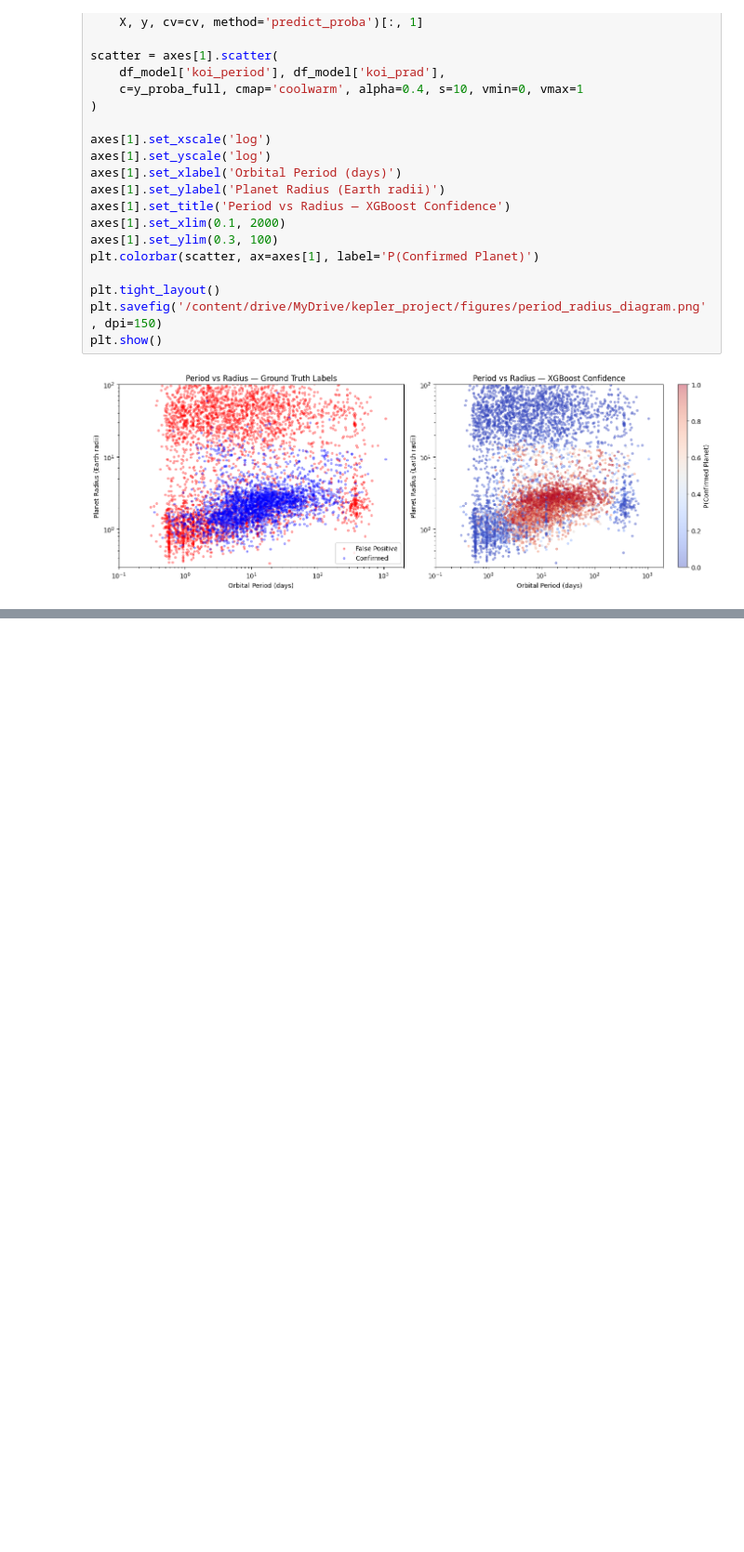
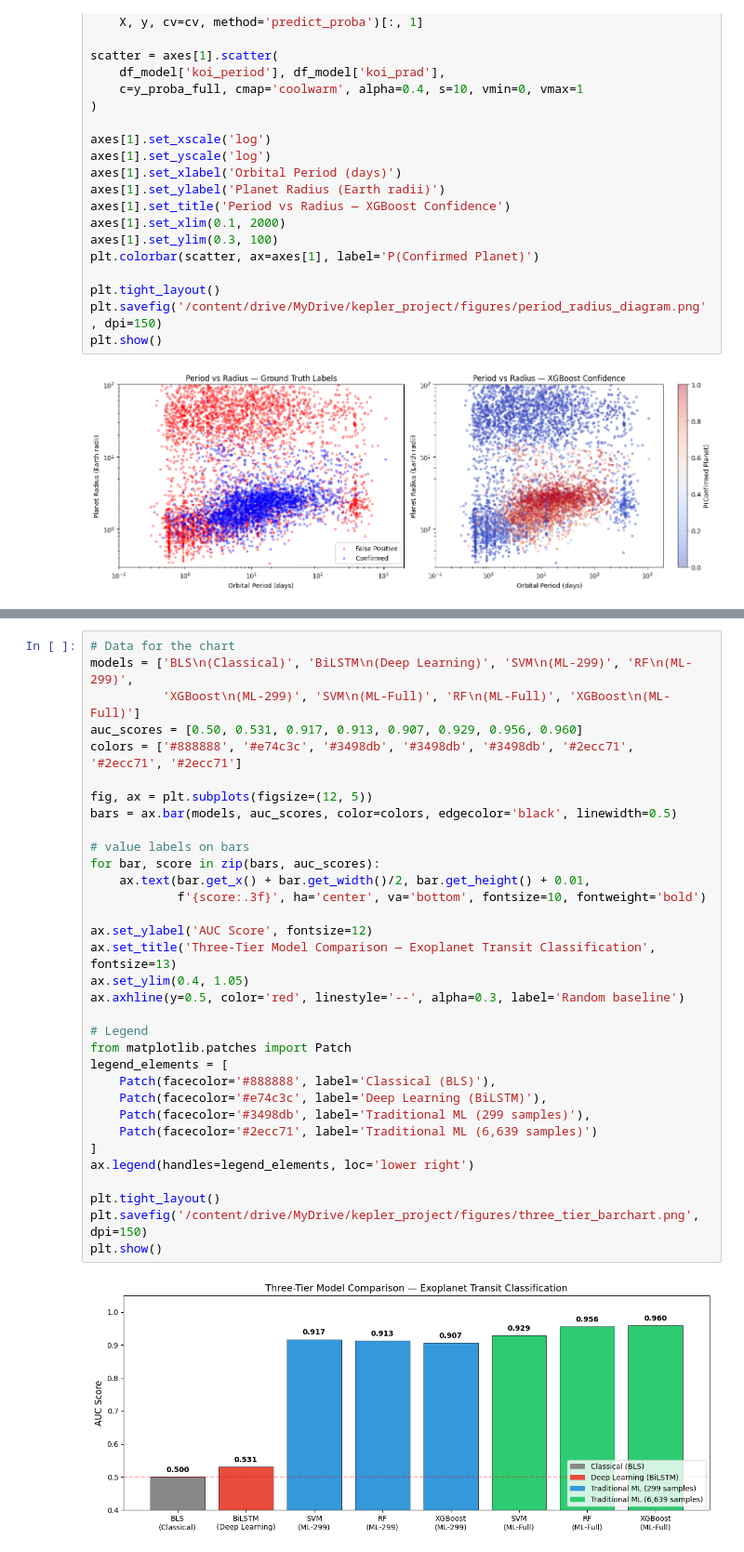
Before and after one commit to hassan310120/MSc-Final-Project, a Jupyter notebook: Kepler.ipynb, the cells around one changed output, grey strips where cells are left out. Shown at 93% size. Cells and saved outputs as stored; diff of their text form; blank space fills up the shorter version.

```diff
--- a/Kepler.ipynb
+++ b/Kepler.ipynb
@@ -1229,0 +1568,35 @@ plt.show()
+# %%
+# Data for the chart
+models = ['BLS\n(Classical)', 'BiLSTM\n(Deep Learning)', 'SVM\n(ML-299)', 'RF\n(ML-299)',
+          'XGBoost\n(ML-299)', 'SVM\n(ML-Full)', 'RF\n(ML-Full)', 'XGBoost\n(ML-Full)']
+auc_scores = [0.50, 0.531, 0.917, 0.913, 0.907, 0.929, 0.956, 0.960]
+colors = ['#888888', '#e74c3c', '#3498db', '#3498db', '#3498db', '#2ecc71', '#2ecc71', '#2ecc71']
+
+fig, ax = plt.subplots(figsize=(12, 5))
+bars = ax.bar(models, auc_scores, color=colors, edgecolor='black', linewidth=0.5)
+
+# value labels on bars
+for bar, score in zip(bars, auc_scores):
+    ax.text(bar.get_x() + bar.get_width()/2, bar.get_height() + 0.01,
+            f'{score:.3f}', ha='center', va='bottom', fontsize=10, fontweight='bold')
+
+ax.set_ylabel('AUC Score', fontsize=12)
+ax.set_title('Three-Tier Model Comparison — Exoplanet Transit Classification', fontsize=13)
+ax.set_ylim(0.4, 1.05)
+ax.axhline(y=0.5, color='red', linestyle='--', alpha=0.3, label='Random baseline')
+
+# Legend
+from matplotlib.patches import Patch
+legend_elements = [
+    Patch(facecolor='#888888', label='Classical (BLS)'),
+    Patch(facecolor='#e74c3c', label='Deep Learning (BiLSTM)'),
+    Patch(facecolor='#3498db', label='Traditional ML (299 samples)'),
+    Patch(facecolor='#2ecc71', label='Traditional ML (6,639 samples)')
+]
+ax.legend(handles=legend_elements, loc='lower right')
+
+plt.tight_layout()
+plt.savefig('/content/drive/MyDrive/kepler_project/figures/three_tier_barchart.png', dpi=150)
+plt.show()
+# %% [output]
+[figure, added]
```
Also changed, not shown: parts of 11 cells of this notebook.
